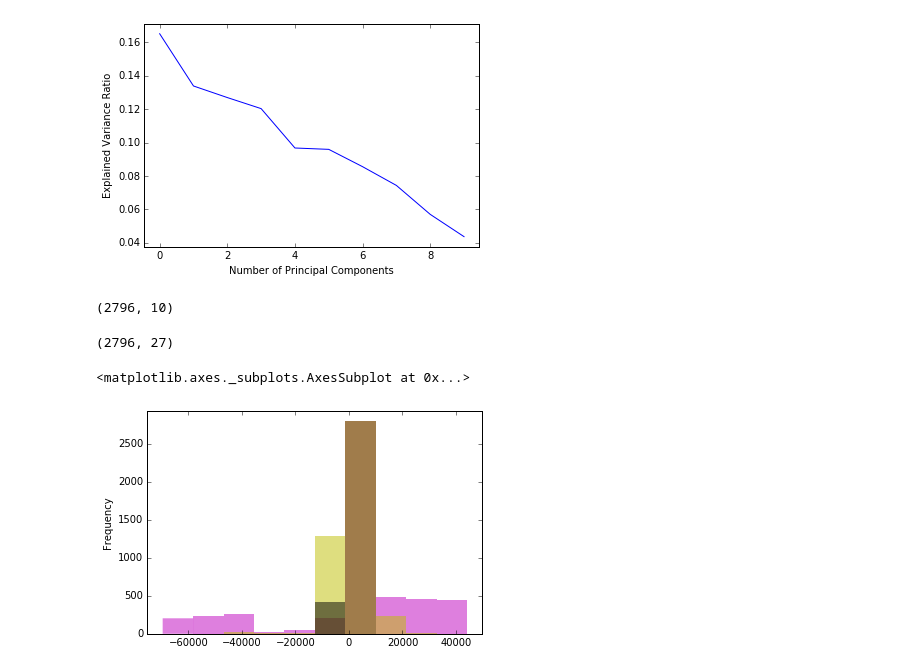
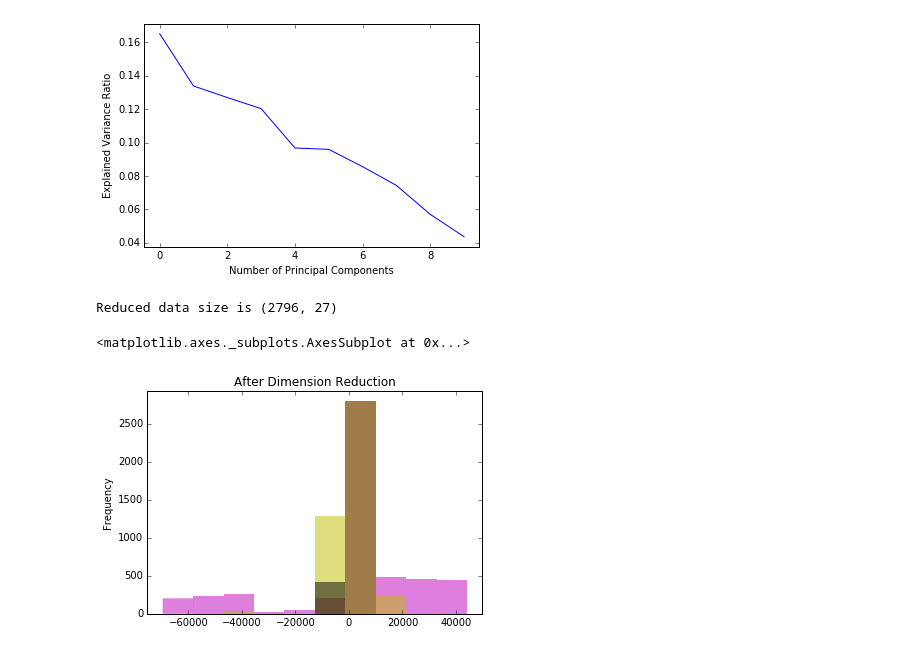
Before and after one commit to Upward-Spiral-Science/spect-team, a Jupyter notebook: Code/Assignment-5/PCA.ipynb, the cells around one changed output. Cells and saved outputs as stored; diff of their text form; code cells hidden in the pictures.

```diff
--- a/Code/Assignment-5/PCA.ipynb
+++ b/Code/Assignment-5/PCA.ipynb
@@ -16,12 +18,13 @@ df_base_concen.drop(['Patient_ID', 'Baseline_header_id', 'Concentration_header_i
 import matplotlib.pyplot as plt
 from sklearn.decomposition import PCA
 
+# Plot explained variance ratio
 def plot(ex_var_ratio):
     plt.plot(ex_var_ratio)
     plt.ylabel('Explained Variance Ratio')
     plt.xlabel('Number of Principal Components')
 
-def pca_plot(X, n):
+def pca(X, n):
     pca = PCA(n_components=n)
     pca_X = pca.fit_transform(X)
 
@@ -31,6 +34,3 @@ def pca_plot(X, n):
     print np.sum(pca.explained_variance_ratio_)
 
     return pca_X, pca.explained_variance_ratio_
-# %%
-pca_base_concen, ex_var_ratio = pca_plot(df_base_concen.get_values(), 3)
-plot(ex_var_ratio)
@@ -65,0 +62,3 @@ def kernel_pca(X):
+# %%
+pca_base_concen, ex_var_ratio = pca(df_base_concen.get_values(), 3)
+plot(ex_var_ratio)
@@ -75,25 +84,21 @@ spca_questionnaire, ex_var_ratio = sparse_pca(df_questionnaire.get_values(), 10)
 plot(ex_var_ratio)
 # %% [output]
 [figure]
-# %%
-# plt.plot(ex_var_ratio)
-spca_questionnaire.shape
-# np.sum(ex_var_ratio)
-# %% [output]
-(2796, 10)
 # %%
+# Put everything together
 df_base_concen = pd.DataFrame(pca_base_concen)
 df_disorders = pd.DataFrame(spca_disorders)
 df_questionnaire = pd.DataFrame(spca_questionnaire)
 
 df = pd.concat([df_patient, df_base_concen, df_disorders, df_questionnaire], axis=1)
-df.shape
+
+print 'Reduced data size is', df.shape
 # %% [output]
-(2796, 27)
+Reduced data size is (2796, 27)
 # %%
-# Look at the distribution of the new data
-df.plot(kind='hist', alpha=0.5, legend=None)
+# Have a look at the distribution of reduced data
+df.plot(kind='hist', alpha=0.5, legend=None, title='After Dimension Reduction')
 # %% [output]
 <matplotlib.axes._subplots.AxesSubplot at 0x...>
-[figure, old version]
+[figure, new version]
 # %%
```
Also changed, not shown: parts of 7 cells of this notebook.
